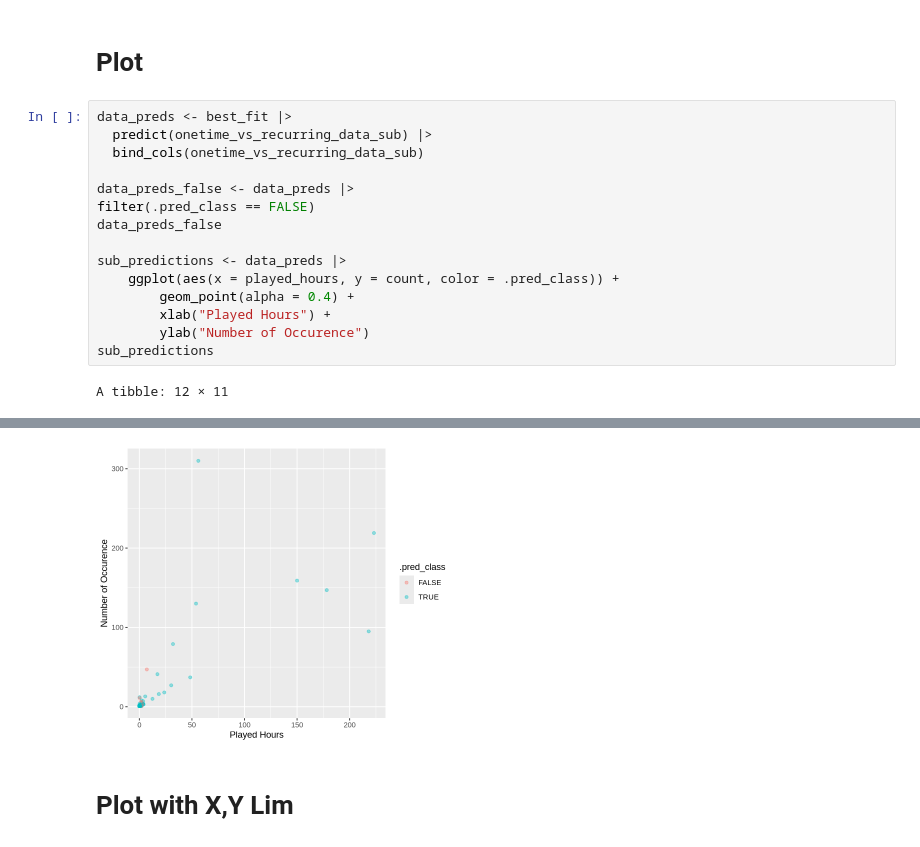
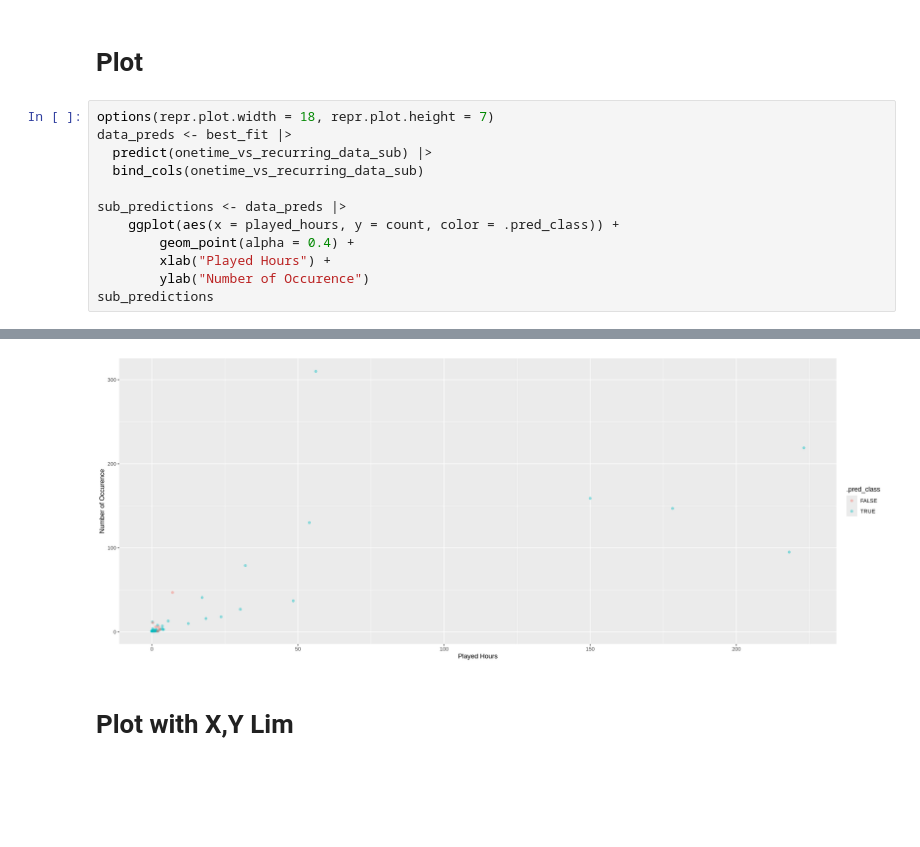
Before and after one commit to clam171/DSCI-100---S6G16, a Jupyter notebook: DSCI 100(S6G16) Project.ipynb, the cells around one changed output, grey strips where cells are left out. Saved outputs shown, nothing was run; the diff lists cells and outputs as text; blank space fills up the shorter version.

```diff
--- a/DSCI 100(S6G16) Project.ipynb
+++ b/DSCI 100(S6G16) Project.ipynb
@@ -493,13 +510,10 @@ A tibble: 1 × 1
 # %% [markdown]
 # Plot
 # %%
+options(repr.plot.width = 18, repr.plot.height = 7)
 data_preds <- best_fit |>
   predict(onetime_vs_recurring_data_sub) |>
   bind_cols(onetime_vs_recurring_data_sub)
-
-data_preds_false <- data_preds |>
-filter(.pred_class == FALSE)
-data_preds_false
 
 sub_predictions <- data_preds |>
     ggplot(aes(x = played_hours, y = count, color = .pred_class)) +
@@ -508,4 +522,3 @@ sub_predictions <- data_preds |>
         ylab("Number of Occurence")
 sub_predictions
 # %% [output]
-A tibble: 12 × 11
@@ -521,4 +525,4 @@ A tibble: 12 × 11
-[figure, old version]
+[figure, new version]
 # %% [markdown]
 # Plot with X,Y Lim
 # %%
```
Also changed, not shown: parts of 11 cells of this notebook.
